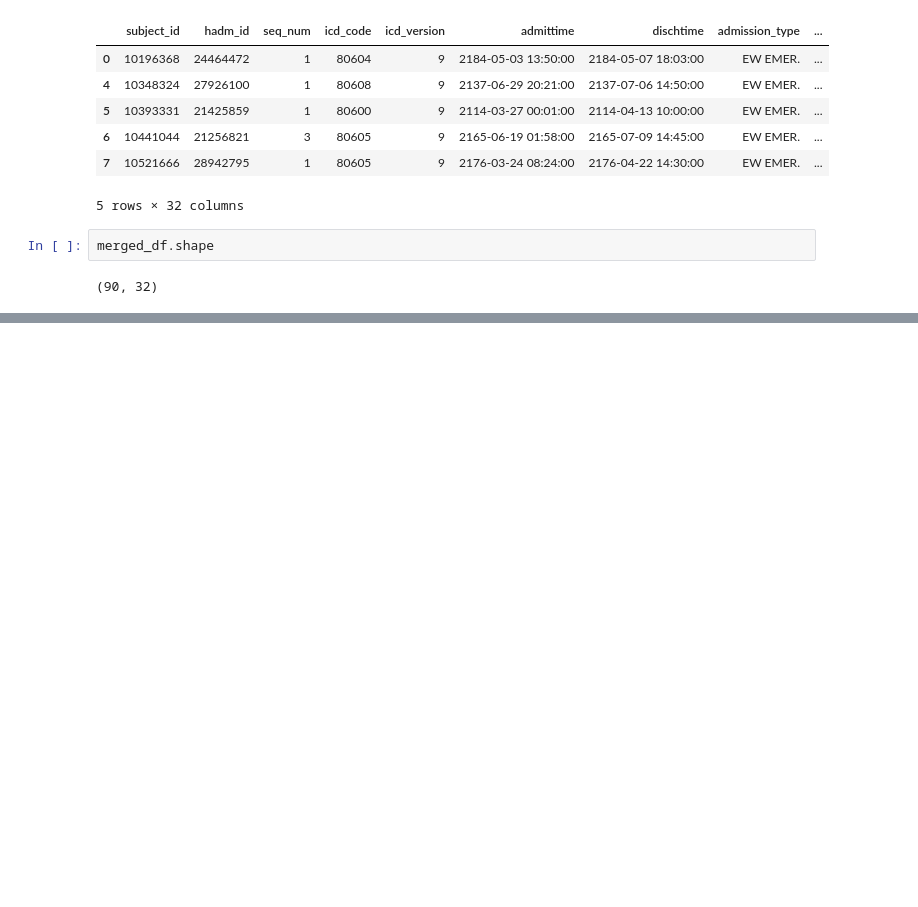
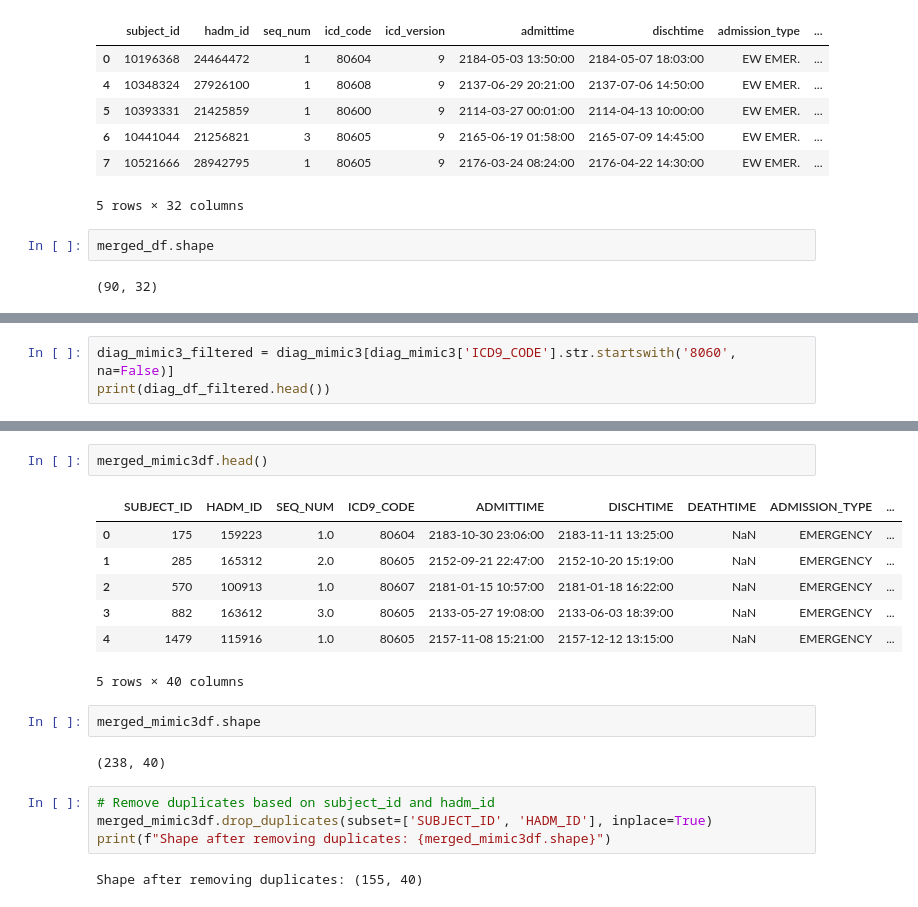
Before and after one commit to Jibu24/Predicting-ICU-LOS, a Jupyter notebook: notebooks/Data_exploration.ipynb, the cells around one changed output, grey strips where cells are left out. Cells and saved outputs as stored; diff of their text form; blank space fills up the shorter version.

```diff
--- a/notebooks/Data_exploration.ipynb
+++ b/notebooks/Data_exploration.ipynb
@@ -428,0 +467,3 @@ merged_df.shape
+# %%
+diag_mimic3_filtered = diag_mimic3[diag_mimic3['ICD9_CODE'].str.startswith('8060',  na=False)]
+print(diag_df_filtered.head())
@@ -428,0 +574,20 @@ merged_df.shape
+# %%
+merged_mimic3df.head()
+# %% [output]
+|  | SUBJECT_ID | HADM_ID | SEQ_NUM | ICD9_CODE | ADMITTIME | DISCHTIME | DEATHTIME | ADMISSION_TYPE | ... |
+| 0 | 175 | 159223 | 1.0 | 80604 | 2183-10-30 23:06:00 | 2183-11-11 13:25:00 | NaN | EMERGENCY | ... |
+| 1 | 285 | 165312 | 2.0 | 80605 | 2152-09-21 22:47:00 | 2152-10-20 15:19:00 | NaN | EMERGENCY | ... |
+| 2 | 570 | 100913 | 1.0 | 80607 | 2181-01-15 10:57:00 | 2181-01-18 16:22:00 | NaN | EMERGENCY | ... |
+| 3 | 882 | 163612 | 3.0 | 80605 | 2133-05-27 19:08:00 | 2133-06-03 18:39:00 | NaN | EMERGENCY | ... |
+| 4 | 1479 | 115916 | 1.0 | 80605 | 2157-11-08 15:21:00 | 2157-12-12 13:15:00 | NaN | EMERGENCY | ... |
+5 rows × 40 columns
+# %%
+merged_mimic3df.shape
+# %% [output]
+(238, 40)
+# %%
+# Remove duplicates based on subject_id and hadm_id
+merged_mimic3df.drop_duplicates(subset=['SUBJECT_ID', 'HADM_ID'], inplace=True)
+print(f"Shape after removing duplicates: {merged_mimic3df.shape}")
+# %% [output]
+Shape after removing duplicates: (155, 40)
```
Also changed, not shown: parts of 22 cells of this notebook.
